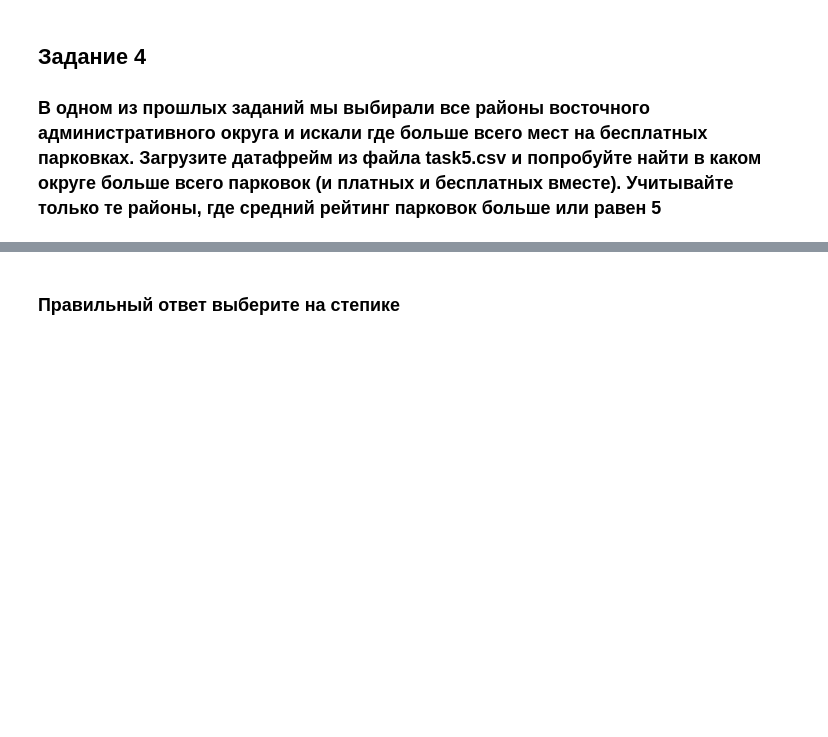
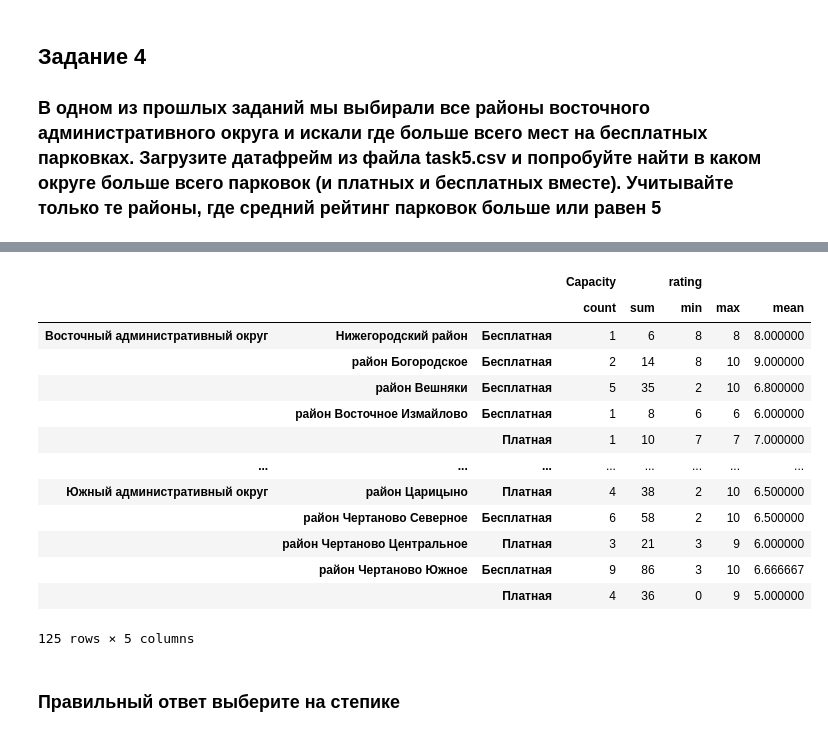
Before and after one commit to magewade/PythonLearning, a Jupyter notebook: Pandas/Homework_multiindex_2/homework2.ipynb, the cells around one changed output, grey strips where cells are left out. Drawn from its saved outputs; the diff is of its cells as text; code cells hidden in the pictures; blank space fills up the shorter version.

```diff
--- a/Pandas/Homework_multiindex_2/homework2.ipynb
+++ b/Pandas/Homework_multiindex_2/homework2.ipynb
@@ -69,6 +133,6 @@ df2_result.to_csv('df3_result.csv')
 ## Задание 4
 ### В одном из прошлых заданий мы выбирали все районы восточного административного округа и искали где больше всего мест на бесплатных парковках. Загрузите датафрейм из файла task5.csv и попробуйте найти в каком округе больше всего парковок (и платных и бесплатных вместе). Учитывайте только те районы, где средний рейтинг парковок больше или равен 5
 # %%
-df4_task = pd.read_csv('task5.csv', index_col=[0, 1, 2], header=[0, 1]) # не редактируйте ячейку
+df4_task = pd.read_csv('/Users/magewade/Desktop/Python/Pandas/Homework_multiindex_2/task5.csv', index_col=[0, 1, 2], header=[0, 1]) # не редактируйте ячейку
 # %%
 df4_task
@@ -74,0 +154,2 @@ df4_task
+# %%
+df = df4_task[df4_task["rating"]["mean"] >= 5]
@@ -75,3 +174,20 @@ df4_task
+# %%
+df
+# %% [output]
+|  |  |  | Capacity |  | rating |  |  |
+|  |  |  | count | sum | min | max | mean |
+| Восточный административный округ | Нижегородский район | Бесплатная | 1 | 6 | 8 | 8 | 8.000000 |
+|  | район Богородское | Бесплатная | 2 | 14 | 8 | 10 | 9.000000 |
+|  | район Вешняки | Бесплатная | 5 | 35 | 2 | 10 | 6.800000 |
+|  | район Восточное Измайлово | Бесплатная | 1 | 8 | 6 | 6 | 6.000000 |
+|  |  | Платная | 1 | 10 | 7 | 7 | 7.000000 |
+| ... | ... | ... | ... | ... | ... | ... | ... |
+| Южный административный округ | район Царицыно | Платная | 4 | 38 | 2 | 10 | 6.500000 |
+|  | район Чертаново Северное | Бесплатная | 6 | 58 | 2 | 10 | 6.500000 |
+|  | район Чертаново Центральное | Платная | 3 | 21 | 3 | 9 | 6.000000 |
+|  | район Чертаново Южное | Бесплатная | 9 | 86 | 3 | 10 | 6.666667 |
+|  |  | Платная | 4 | 36 | 0 | 9 | 5.000000 |
+125 rows × 5 columns
 # %% [markdown]
 ### Правильный ответ выберите на степике
 # %% [markdown]
```
Also changed, not shown: parts of 19 cells of this notebook, 9 other files.
